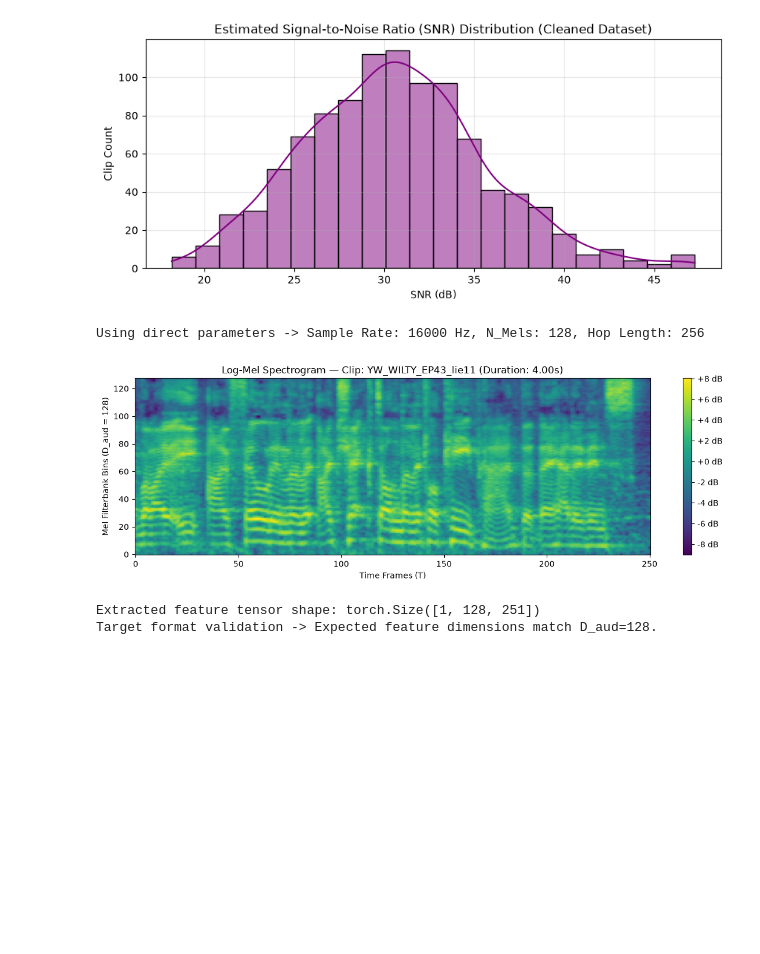
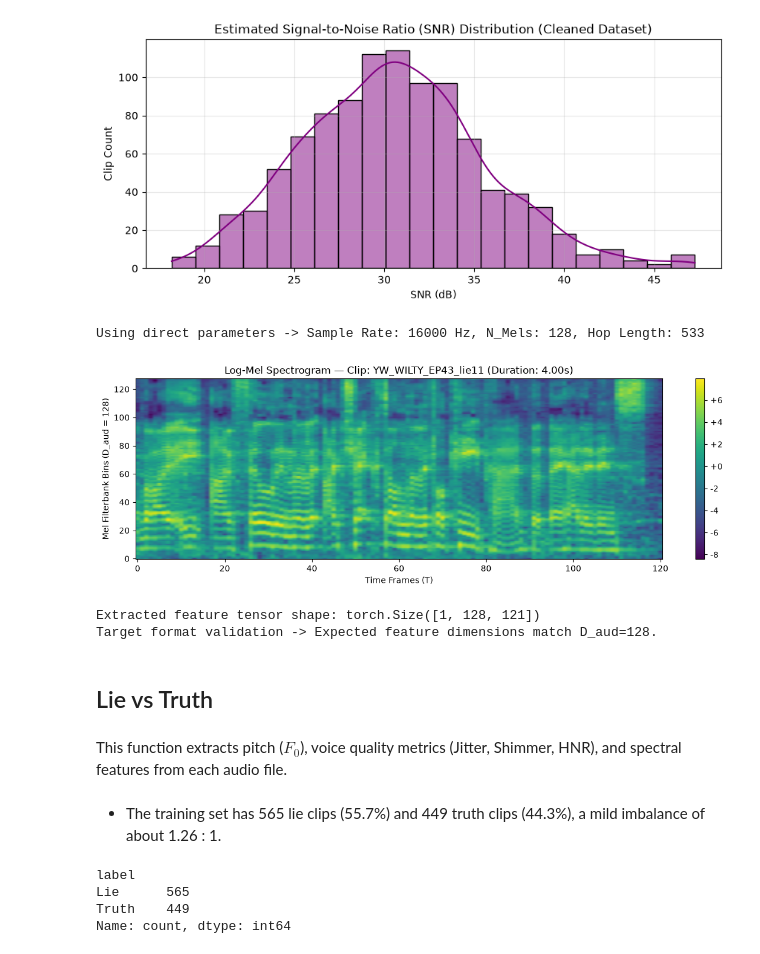
Before and after one commit to Multimodal-Deception-Detector-Grad-Proj/multimodal-deception-detector-backbone-model, a Jupyter notebook: notebooks/02_eda_acoustic.ipynb, the cells around one changed output. Drawn from its saved outputs; the diff is of its cells as text; code cells hidden in the pictures; blank space fills up the shorter version.

```diff
--- a/notebooks/02_eda_acoustic.ipynb
+++ b/notebooks/02_eda_acoustic.ipynb
@@ -595,7 +629,7 @@ import matplotlib.pyplot as plt
 # ==========================================
 SAMPLE_RATE = 16000  # Default target sample rate (adjust if needed, e.g., 22050)
 N_FFT = 1024
-HOP_LENGTH = 256     # Adjust hop length as needed for your time resolution
+HOP_LENGTH = 533     # Adjust hop length as needed for your time resolution
 N_MELS = 128         # Target feature dimension D_aud = 128
 
 print(f"Using direct parameters -> Sample Rate: {SAMPLE_RATE} Hz, N_Mels: {N_MELS}, Hop Length: {HOP_LENGTH}")
@@ -607,35 +641,39 @@ wav_path = PROJECT_ROOT / sample_row['audio_path']
 # 2. Read audio using soundfile
 y, sr = sf.read(str(wav_path))
 
 # Resample or handle sample rate conversion if `sr` != `SAMPLE_RATE` is required,
 # or ensure `y` matches the expected SAMPLE_RATE.
 waveform = torch.tensor(y, dtype=torch.float32).unsqueeze(0)  # Shape: (1, time)
 
 # 3. Define Log-Mel Spectrogram transform using direct specifications
 mel_transform = T.MelSpectrogram(
     sample_rate=SAMPLE_RATE,
     n_fft=N_FFT,
     hop_length=HOP_LENGTH,
     n_mels=N_MELS            # D_aud = 128
 )
 
 mel_spec = mel_transform(waveform)
 log_mel_spec = torch.log(mel_spec + 1e-9) # Stabilize log
 
 # 4. Plot the Log-Mel Spectrogram
 plt.figure(figsize=(12, 4))
 plt.imshow(log_mel_spec[0].numpy(), origin='lower', aspect='auto', cmap='viridis')
-plt.colorbar(format='%+2.0f dB')
+plt.colorbar(format='%+2.0f')
 plt.title(f"Log-Mel Spectrogram — Clip: {sample_row['clip_id']} (Duration: {sample_row['duration_sec']:.2f}s)")
 plt.xlabel("Time Frames (T)")
 plt.ylabel(f"Mel Filterbank Bins (D_aud = {N_MELS})")
 plt.tight_layout()
 plt.show()
 
 print(f"Extracted feature tensor shape: {log_mel_spec.shape}")
 print(f"Target format validation -> Expected feature dimensions match D_aud={N_MELS}.")
 # %% [output]
-Using direct parameters -> Sample Rate: 16000 Hz, N_Mels: 128, Hop Length: 256
+Using direct parameters -> Sample Rate: 16000 Hz, N_Mels: 128, Hop Length: 533
-[figure, old version]
+[figure, new version]
-Extracted feature tensor shape: torch.Size([1, 128, 251])
+Extracted feature tensor shape: torch.Size([1, 128, 121])
 Target format validation -> Expected feature dimensions match D_aud=128.
+# %% [markdown]
+## Lie vs Truth
+# %% [markdown]
+This function extracts pitch ($F_0$), voice quality metrics (Jitter, Shimmer, HNR), and spectral features from each audio file.
@@ -641,0 +738,15 @@ Target format validation -> Expected feature dimensions match D_aud=128.
+# %% [markdown]
+- The training set has 565 lie clips (55.7%) and 449 truth clips (44.3%), a mild imbalance of about 1.26 : 1.
+# %%
+# Automatically derive the 'label' column from clip_id
+audio_eda_df['label'] = audio_eda_df['clip_id'].apply(
+    lambda x: 'Lie' if 'lie' in str(x).lower() else ('Truth' if 'truth' or 'true' in str(x).lower() else 'Unknown')
+)
+
+# Verify the label distribution
+print(audio_eda_df['label'].value_counts())
+# %% [output]
+label
+Lie      565
+Truth    449
+Name: count, dtype: int64
```
Also changed, not shown: parts of 29 cells of this notebook.
